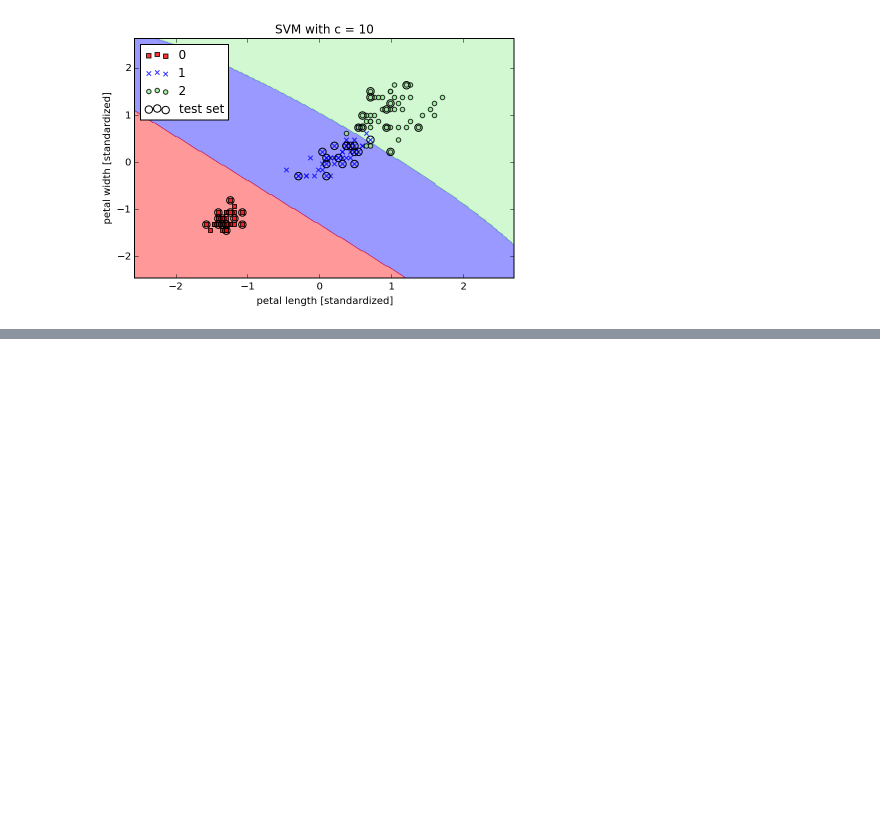
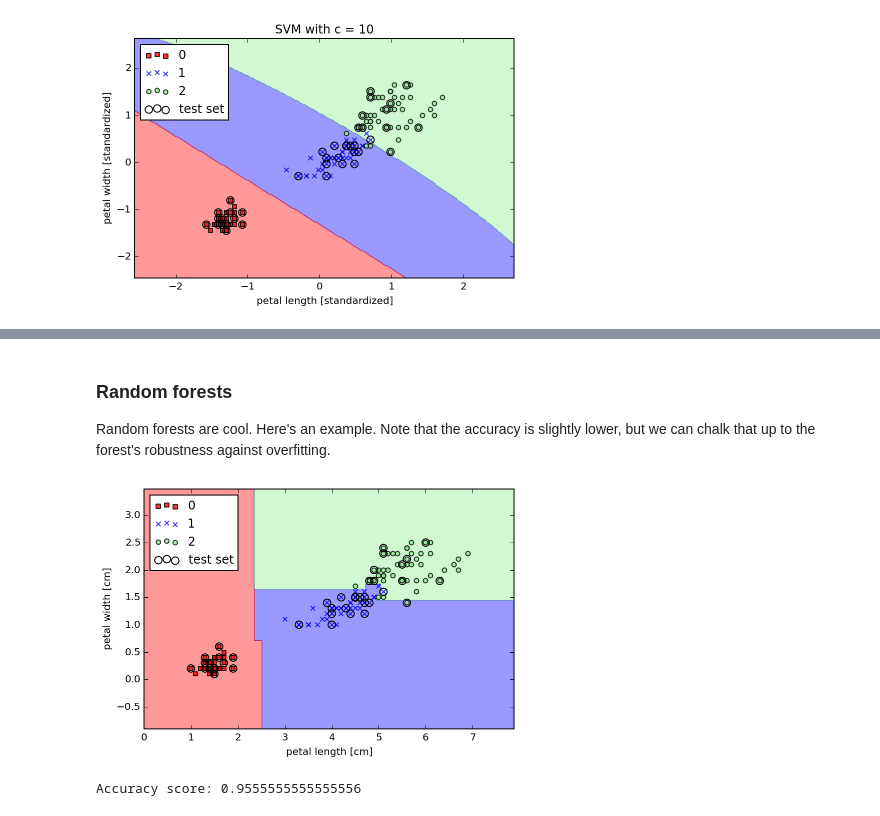
Before and after one commit to krosaen/ml-study, a Jupyter notebook: python-ml-book/ch03/ch03.ipynb, the cells around one changed output, grey strips where cells are left out. Cells and saved outputs as stored; diff of their text form; code cells hidden in the pictures; blank space fills up the shorter version.

```diff
--- a/python-ml-book/ch03/ch03.ipynb
+++ b/python-ml-book/ch03/ch03.ipynb
@@ -552,0 +625,26 @@ generalized to 0.98 test
+# %% [markdown]
+### Random forests
+
+Random forests are cool. Here's an example. Note that the accuracy is slightly lower, but we can chalk that up to the forest's robustness against overfitting.
+# %%
+from sklearn.ensemble import RandomForestClassifier
+
+forest = RandomForestClassifier(criterion='entropy',
+                                n_estimators=10,
+                                random_state=1,
+                                n_jobs=2)
+forest.fit(X_train, y_train)
+
+plot_decision_regions(X_combined, y_combined,
+                      classifier=forest, test_idx=range(105, 150))
+
+plt.xlabel('petal length [cm]')
+plt.ylabel('petal width [cm]')
+plt.legend(loc='upper left')
+plt.tight_layout()
+plt.show()
+
+print("Accuracy score: {}".format(accuracy_score(y_test, forest.predict(X_test))))
+# %% [output]
+[figure, added]
+Accuracy score: 0.9555555555555556
```
Also changed, not shown: parts of 4 cells of this notebook.
